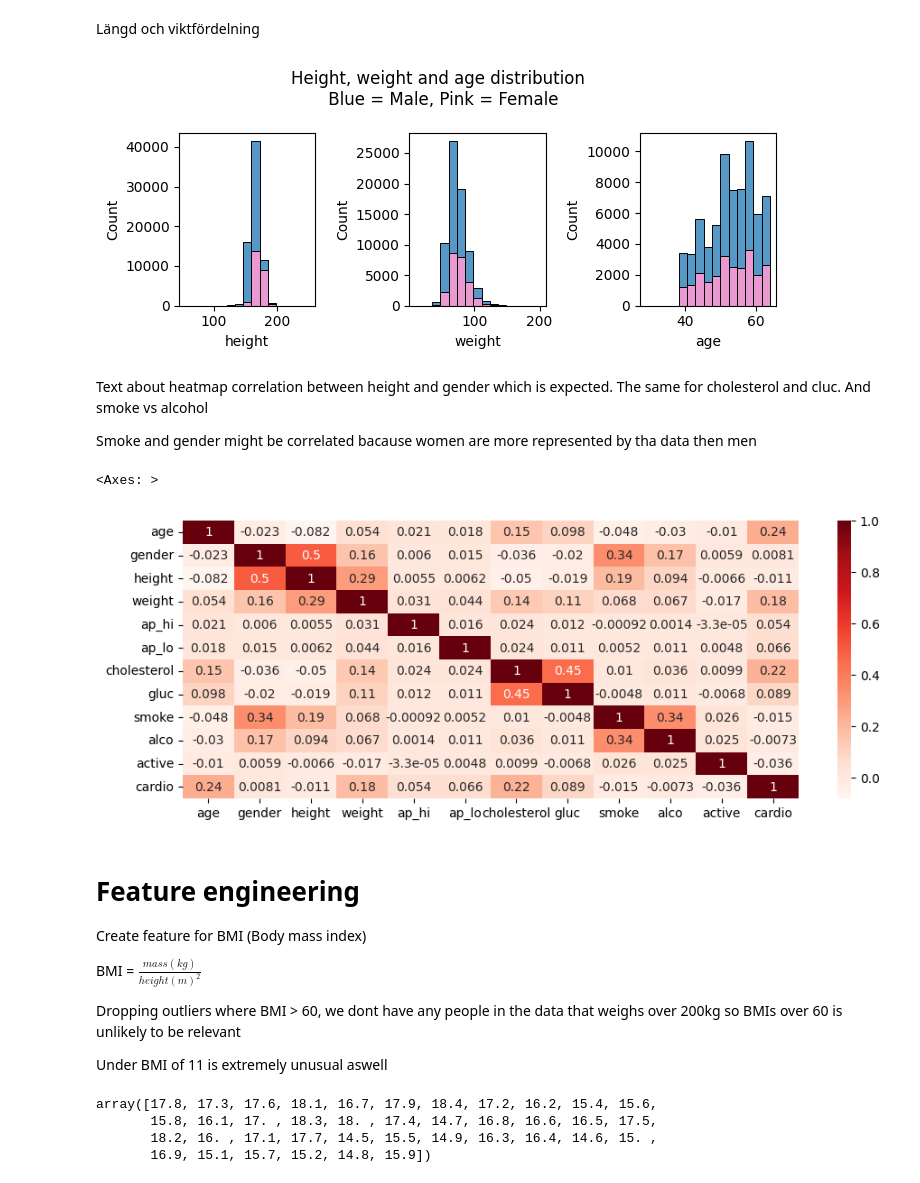
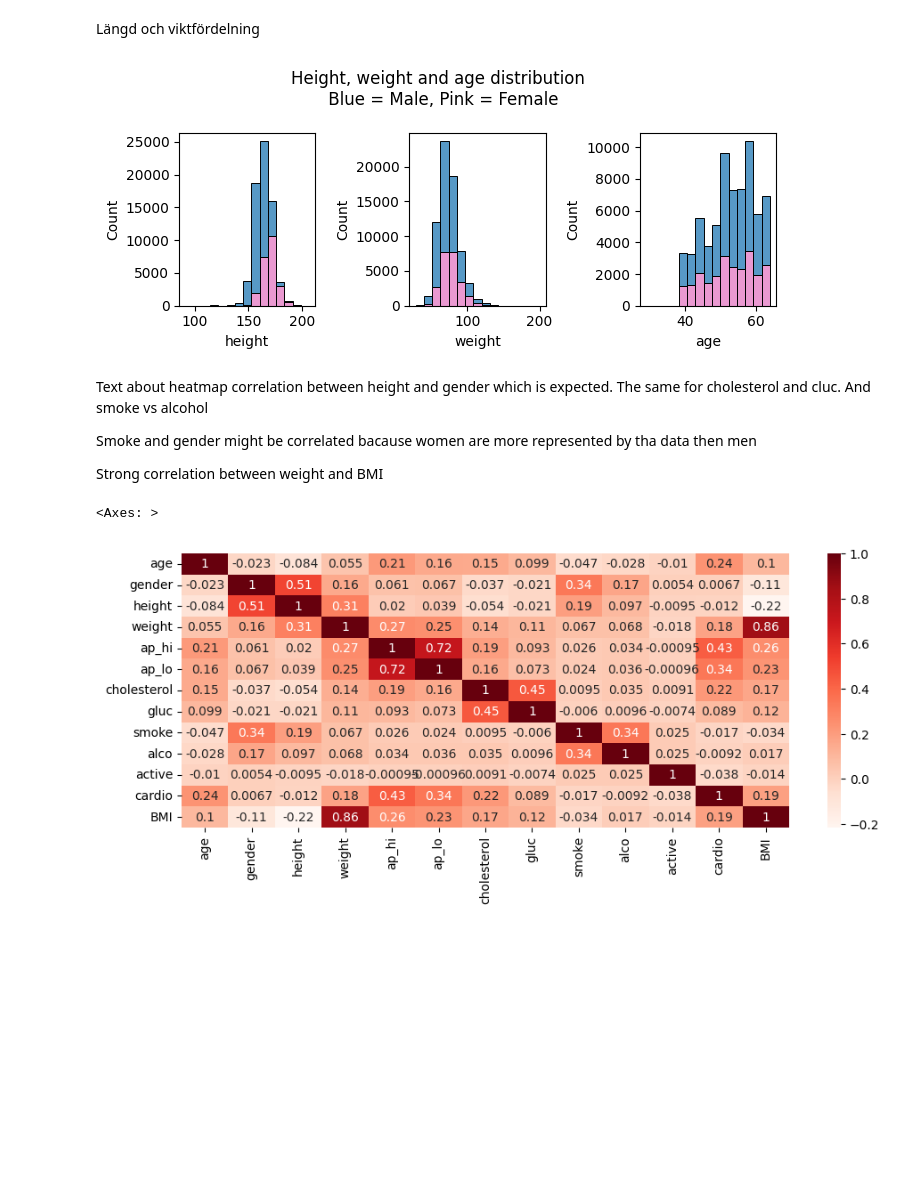
Before and after one commit to Crudeerz/ML-Rasmus-Berghall, a Jupyter notebook: Laboration/code/ml_report.ipynb, the cells around one changed output. Saved outputs shown, nothing was run; the diff lists cells and outputs as text; code cells hidden in the pictures; blank space fills up the shorter version.

```diff
--- a/Laboration/code/ml_report.ipynb
+++ b/Laboration/code/ml_report.ipynb
@@ -21,0 +25,15 @@ Text about eda
+# %%
+from helpers import categorical_bmi, categorical_bloodpressure # importing help-functions
+# Feature BMI
+df["BMI"] = round(df["weight"] / (df["height"].astype(float)/100)**2, 1)
+
+# Filtering outliers from BMI, ap_hi, ap_lo
+idx_drop = []
+idx_drop.append(df.query("BMI > 70 or BMI < 14").index) # BMI outliers
+idx_drop.append(df.query("ap_hi < 80 | ap_hi > 200 | ap_lo < 40 | ap_lo > 110").index) # Blood pressure outliers
+idx_drop = [i for sublist in idx_drop for i in sublist] # Flatten index 2d list to 1d list
+df.drop(idx_drop, inplace=True) # drop outliers
+
+# Creating categorical features for blood pressure and BMI
+df["BP_cat"] = df.apply(categorical_bloodpressure, axis=1)
+df["BMI_cat"] = df["BMI"].apply(categorical_bmi)
@@ -58,46 +77,24 @@ cols_histplot = ["height", "weight", "age"]
 
 for i, col in enumerate(cols_histplot):
     sns.histplot(ax=axs[i], data=df, x=col, hue="gender", palette=[blue,pink], bins=15, legend=None, multiple="stack")
+
+
 fig.suptitle("Height, weight and age distribution \n Blue = Male, Pink = Female")
 fig.tight_layout()
 
 plt.savefig("../visualizations/h-w-a_distribution.png")
 # %% [output]
-[figure, old version]
+[figure, new version]
 # %% [markdown]
 Text about heatmap
 correlation between height and gender which is expected. The same for cholesterol and cluc. And smoke vs alcohol
 
 Smoke  and gender might be correlated bacause women are more represented by tha data then men
+
+Strong correlation between weight and BMI
 # %%
 plt.figure(figsize=(11,4))
-sns.heatmap(df.corr(), cmap="Reds", annot=True)
+sns.heatmap(df.corr(numeric_only=True), cmap="Reds", annot=True)
 # %% [output]
 <Axes: >
-[figure, old version]
+[figure, new version]
-# %% [markdown]
-# Feature engineering
-Create feature for BMI (Body mass  index)
-
-
-BMI = $\frac{mass(kg)}{height(m)^2}$
-
-Dropping outliers where BMI > 60, we dont have any people in the data that weighs over 200kg so BMIs over 60 is unlikely to be relevant
-
-Under BMI of 11 is extremely unusual aswell
-# %%
-from helpers import transform_bmi, transform_bloodpressure
-# Feature BMI
-df_copy[df_copy["height"]<120]
-df["BMI"] = round(df["weight"] / (df["height"].astype(float)/100)**2, 1)
-
-# Dropping BMI outliers
-idx_to_drop = (list(df.query("BMI > 70 or `BMI` < 14").index))
-df.drop(idx_to_drop, inplace=True)
-# Add categorical BMI feature
-df["BMI_cat"] = df["BMI"].apply(transform_bmi)
-# %% [output]
-array([17.8, 17.3, 17.6, 18.1, 16.7, 17.9, 18.4, 17.2, 16.2, 15.4, 15.6,
-       15.8, 16.1, 17. , 18.3, 18. , 17.4, 14.7, 16.8, 16.6, 16.5, 17.5,
-       18.2, 16. , 17.1, 17.7, 14.5, 15.5, 14.9, 16.3, 16.4, 14.6, 15. ,
-       16.9, 15.1, 15.7, 15.2, 14.8, 15.9])
```
Also changed, not shown: parts of 11 cells of this notebook, 9 other files.
